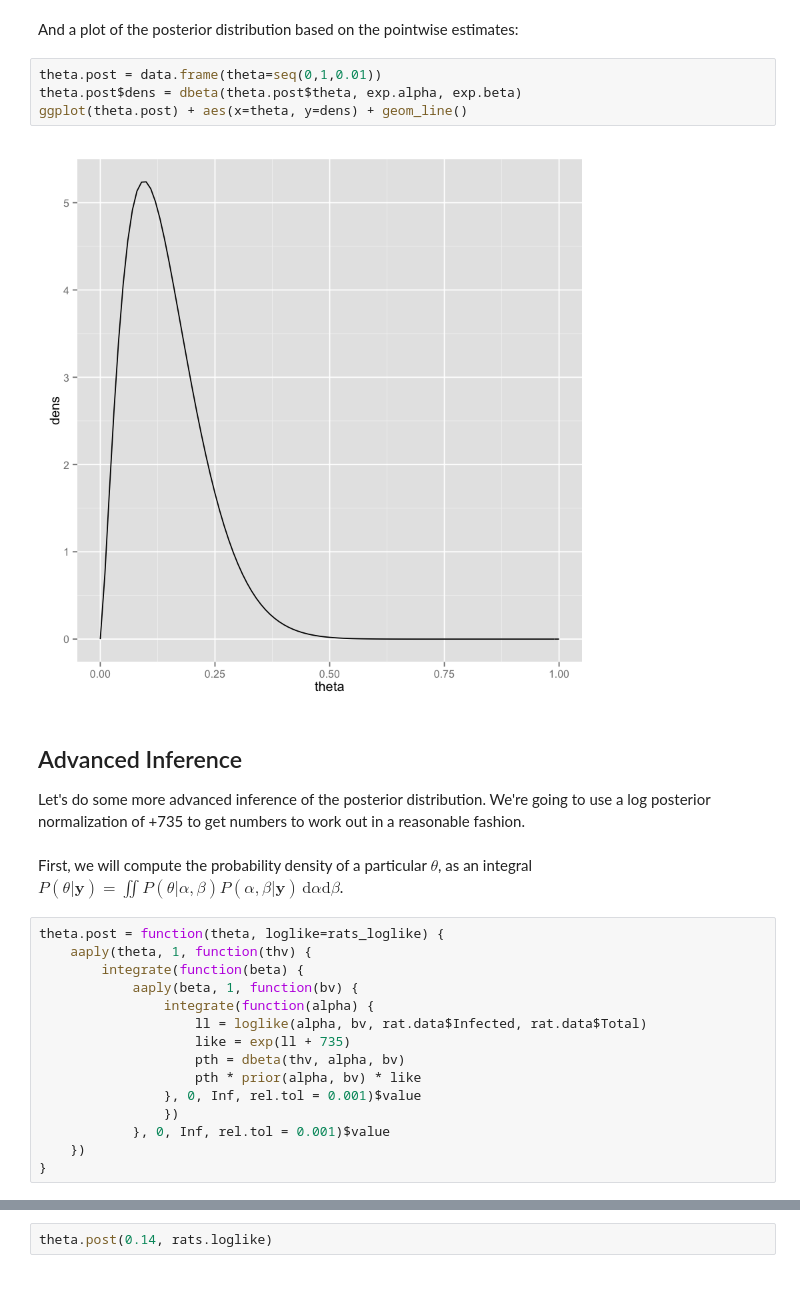
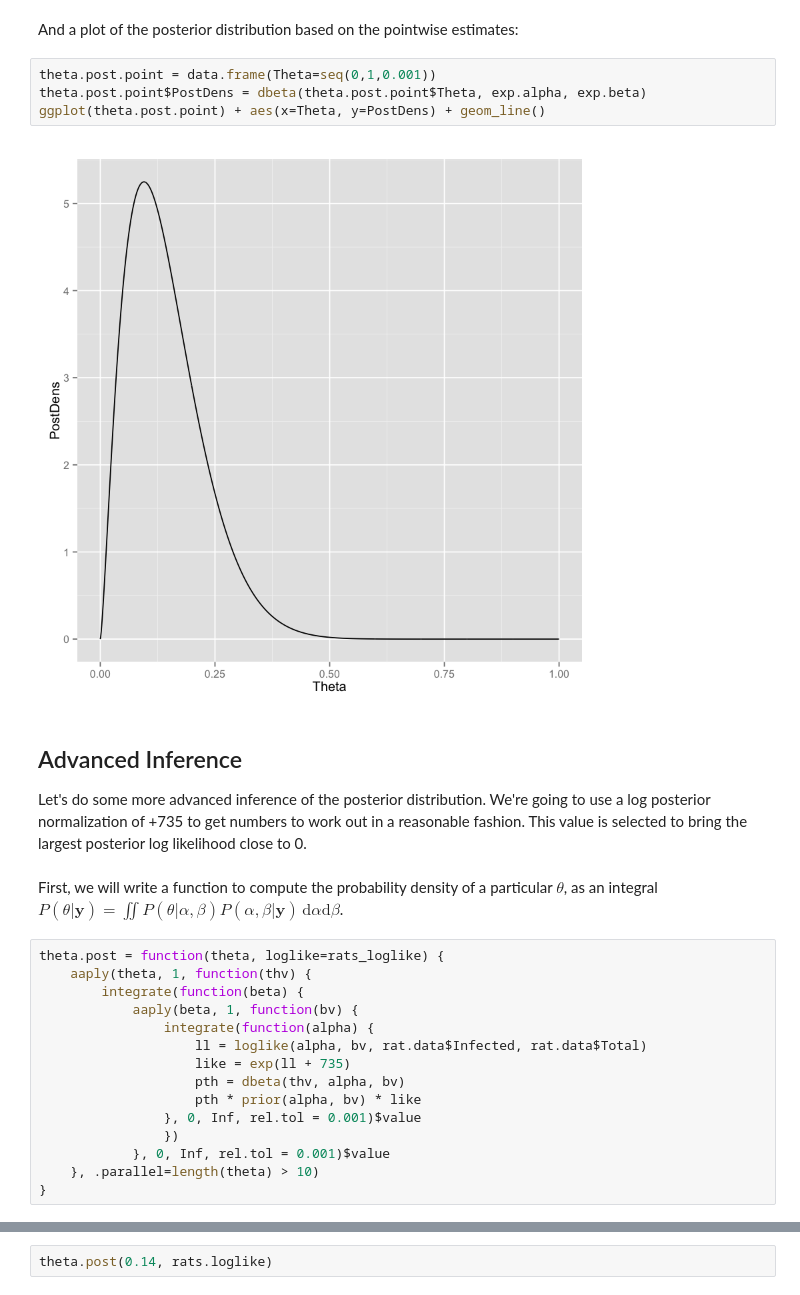
Before and after one commit to mdekstrand/rat-tumors, a Jupyter notebook: RatTumors.ipynb, the cells around one changed output, grey strips where cells are left out. Drawn from its saved outputs; the diff is of its cells as text.

```diff
--- a/RatTumors.ipynb
+++ b/RatTumors.ipynb
@@ -270,17 +288,17 @@ This value lies between the mean rate (0.13) and the overall infection rate (0.1
 # %% [markdown]
 And a plot of the posterior distribution based on the pointwise estimates:
 # %%
-theta.post = data.frame(theta=seq(0,1,0.01))
-theta.post$dens = dbeta(theta.post$theta, exp.alpha, exp.beta)
-ggplot(theta.post) + aes(x=theta, y=dens) + geom_line()
+theta.post.point = data.frame(Theta=seq(0,1,0.001))
+theta.post.point$PostDens = dbeta(theta.post.point$Theta, exp.alpha, exp.beta)
+ggplot(theta.post.point) + aes(x=Theta, y=PostDens) + geom_line()
 # %% [output]
-[figure, old version]
+[figure, new version]
 # %% [markdown]
 ## Advanced Inference
 
-Let's do some more advanced inference of the posterior distribution.  We're going to use a log posterior normalization of +735 to get numbers to work out in a reasonable fashion.
+Let's do some more advanced inference of the posterior distribution.  We're going to use a log posterior normalization of +735 to get numbers to work out in a reasonable fashion.  This value is selected to bring the largest posterior log likelihood close to 0.
 # %% [markdown]
-First, we will compute the probability density of a particular $\theta$, as an integral $P(\theta|\mathbf{y}) = \iint P(\theta|\alpha,\beta)P(\alpha,\beta|\mathbf{y}) \, \mathrm{d}\alpha \mathrm{d}\beta$.
+First, we will write a function to compute the probability density of a particular $\theta$, as an integral $P(\theta|\mathbf{y}) = \iint P(\theta|\alpha,\beta)P(\alpha,\beta|\mathbf{y}) \, \mathrm{d}\alpha \mathrm{d}\beta$.
 # %%
 theta.post = function(theta, loglike=rats_loglike) {
     aaply(theta, 1, function(thv) {
@@ -294,5 +312,5 @@ theta.post = function(theta, loglike=rats_loglike) {
                 }, 0, Inf, rel.tol = 0.001)$value
                 })
             }, 0, Inf, rel.tol = 0.001)$value
-    })
+    }, .parallel=length(theta) > 10)
 }
```
Also changed, not shown: parts of 17 cells of this notebook.
